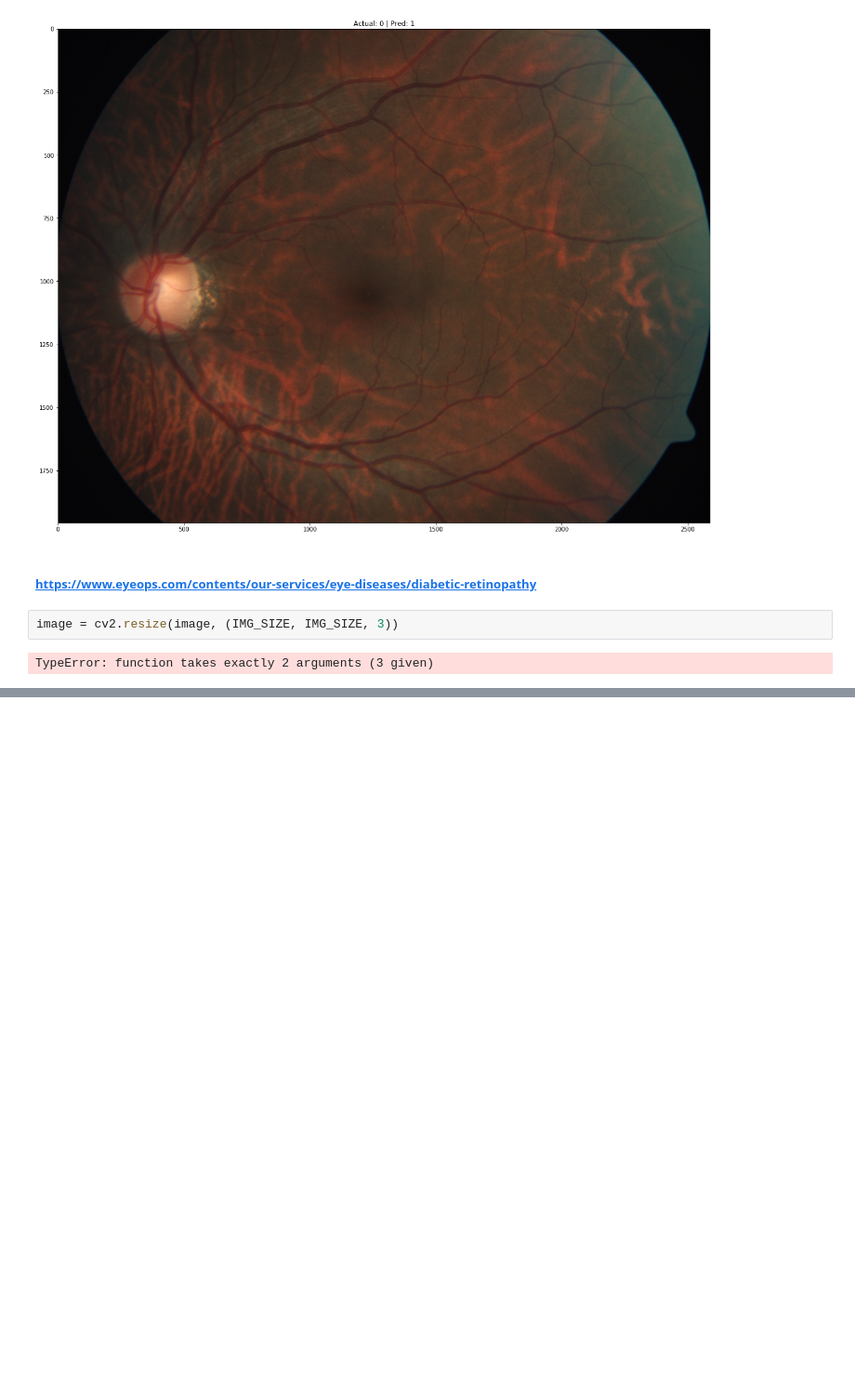
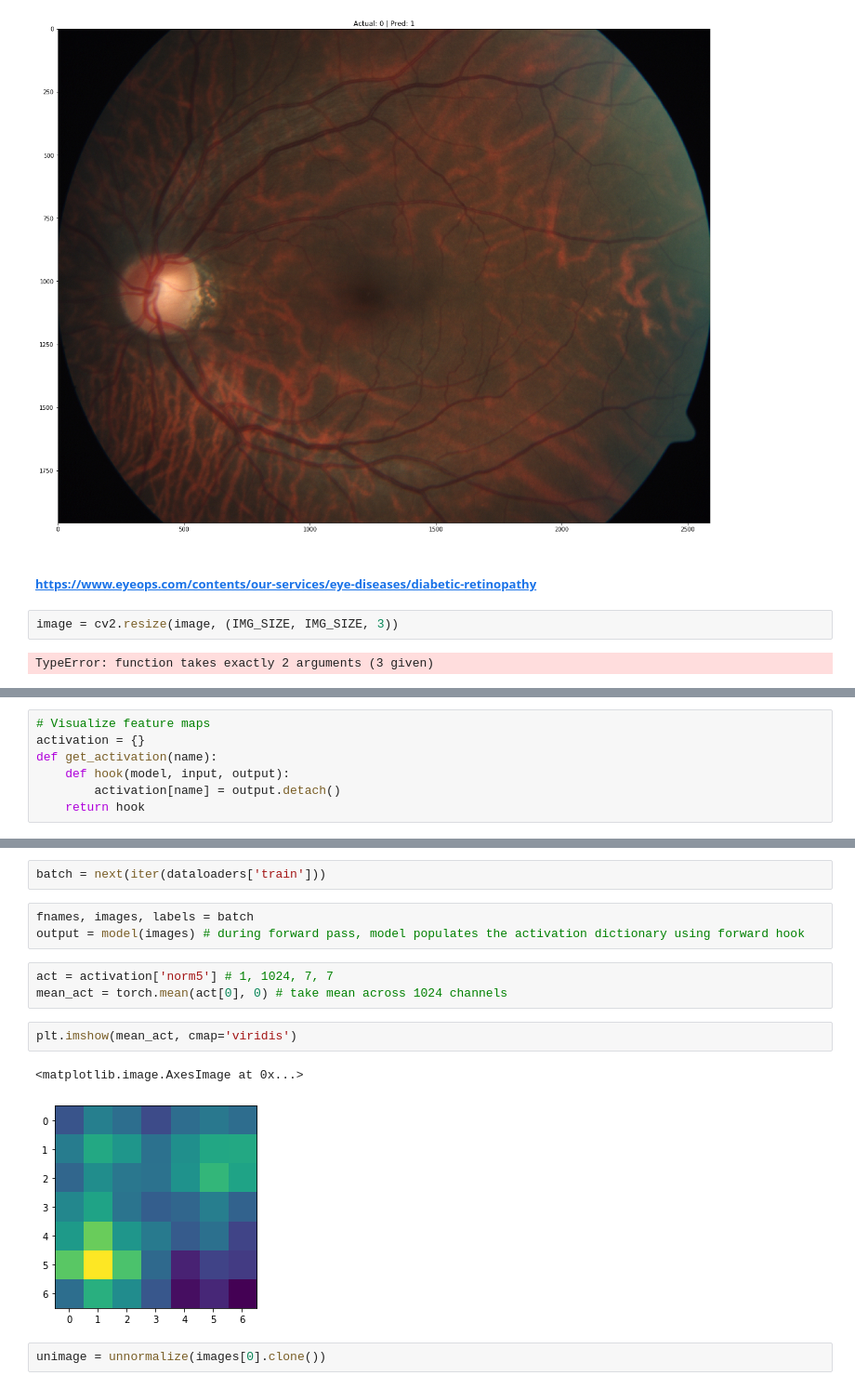
Before and after one commit to pyaf/Image-classification-pytorch, a Jupyter notebook: notebooks/model performance.ipynb, the cells around one changed output, grey strips where cells are left out. Shown at 93% size. Saved outputs shown, nothing was run; the diff lists cells and outputs as text; blank space fills up the shorter version.

Commit message:
Model and data analysis, tweaks

```diff
--- a/notebooks/model performance.ipynb
+++ b/notebooks/model performance.ipynb
@@ -308,0 +314,7 @@ TypeError: function takes exactly 2 arguments (3 given)
+# %%
+# Visualize feature maps
+activation = {}
+def get_activation(name):
+    def hook(model, input, output):
+        activation[name] = output.detach()
+    return hook
@@ -308,0 +359,15 @@ TypeError: function takes exactly 2 arguments (3 given)
+# %%
+batch = next(iter(dataloaders['train']))
+# %%
+fnames, images, labels = batch
+output = model(images) # during forward pass, model populates the activation dictionary using forward hook
+# %%
+act = activation['norm5'] # 1, 1024, 7, 7
+mean_act = torch.mean(act[0], 0) # take mean across 1024 channels
+# %%
+plt.imshow(mean_act, cmap='viridis')
+# %% [output]
+<matplotlib.image.AxesImage at 0x...>
+[figure, added]
+# %%
+unimage = unnormalize(images[0].clone())
```
Also changed, not shown: parts of 14 cells of this notebook, 16 other files.
